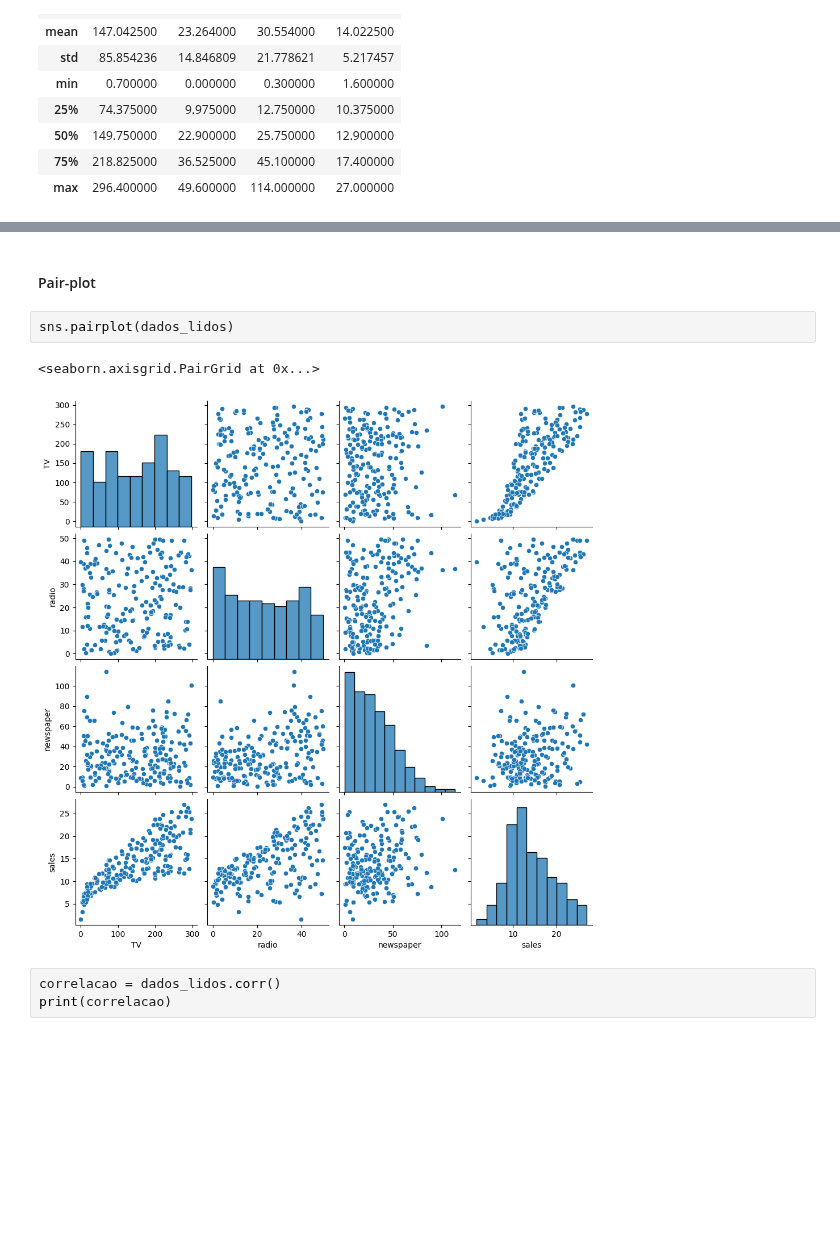
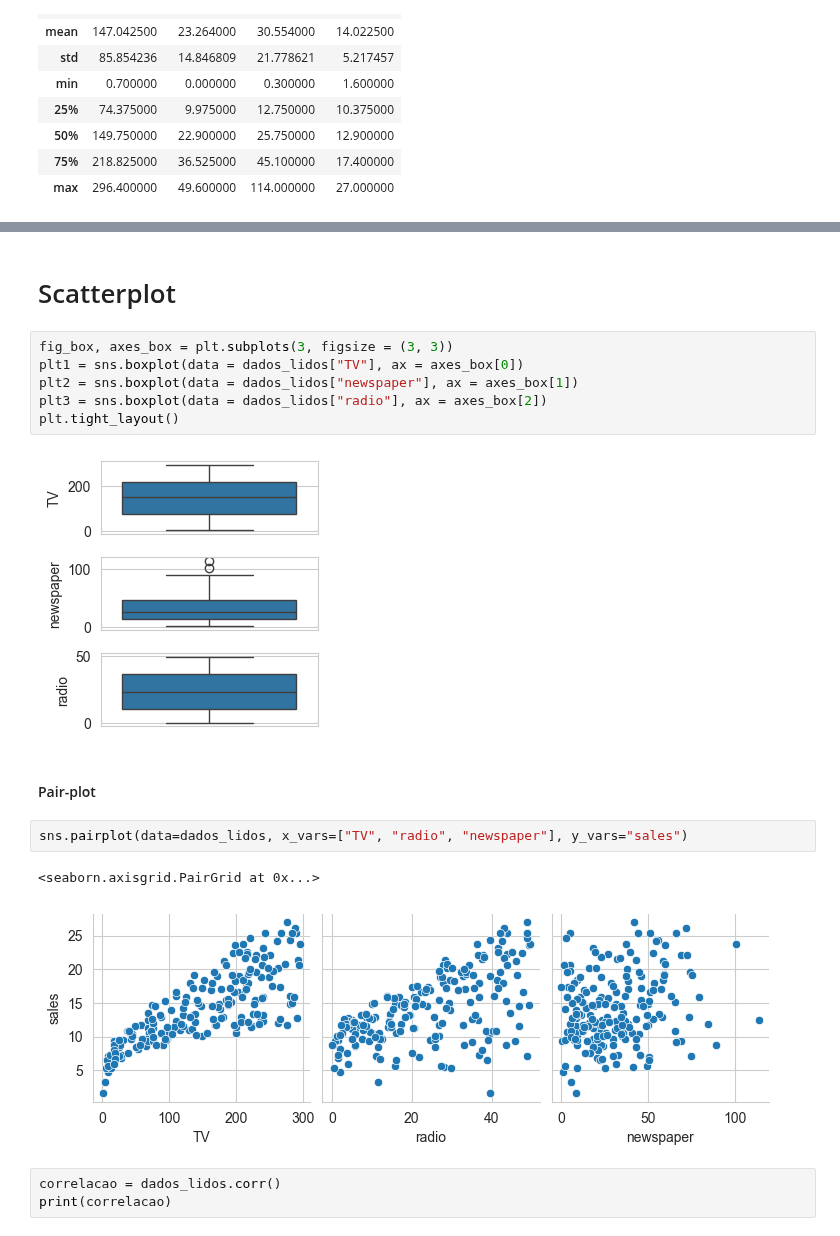
Before and after one commit to preis/anadi_2024, a Jupyter notebook: notebooks/Parte 2/TP5_1_20240411.ipynb, the cells around one changed output, grey strips where cells are left out. Saved outputs shown, nothing was run; the diff lists cells and outputs as text; blank space fills up the shorter version.

```diff
--- a/notebooks/Parte 2/TP5_1_20240411.ipynb
+++ b/notebooks/Parte 2/TP5_1_20240411.ipynb
@@ -63,10 +96,20 @@ _ = axes_boxplot.boxplot(dados_lidos, labels = dados_lidos.columns)
+# %% [markdown]
+# Scatterplot
+# %%
+fig_box, axes_box = plt.subplots(3, figsize = (3, 3))
+plt1 = sns.boxplot(data = dados_lidos["TV"], ax = axes_box[0])
+plt2 = sns.boxplot(data = dados_lidos["newspaper"], ax = axes_box[1])
+plt3 = sns.boxplot(data = dados_lidos["radio"], ax = axes_box[2])
+plt.tight_layout()
+# %% [output]
+[figure, added]
 # %% [markdown]
 #### Pair-plot
 # %%
-sns.pairplot(dados_lidos)
+sns.pairplot(data=dados_lidos, x_vars=["TV", "radio", "newspaper"], y_vars="sales")
 # %% [output]
 <seaborn.axisgrid.PairGrid at 0x...>
-[figure, old version]
+[figure, new version]
 # %%
 correlacao = dados_lidos.corr()
 print(correlacao)
```
Also changed, not shown: parts of 9 cells of this notebook, 1 other file.
